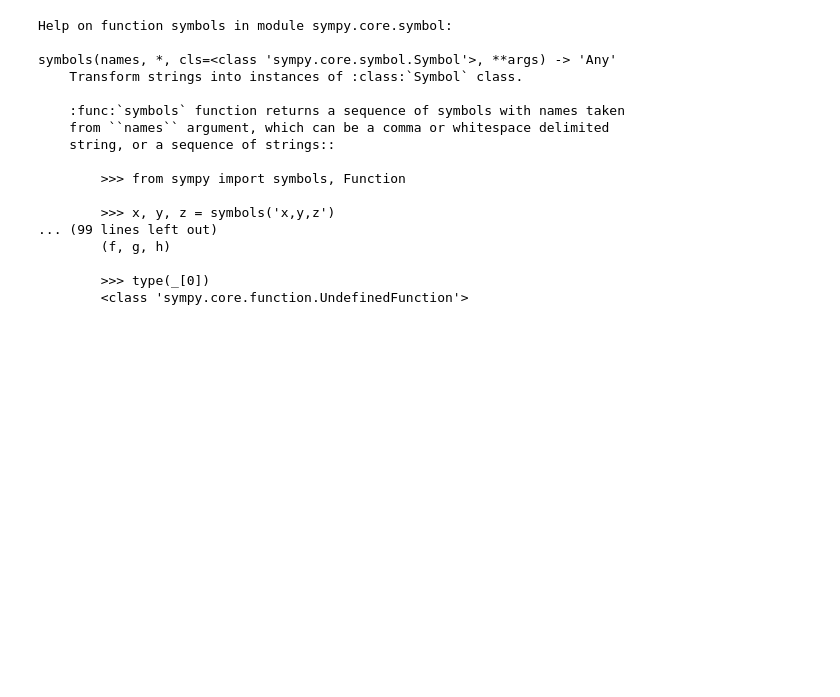
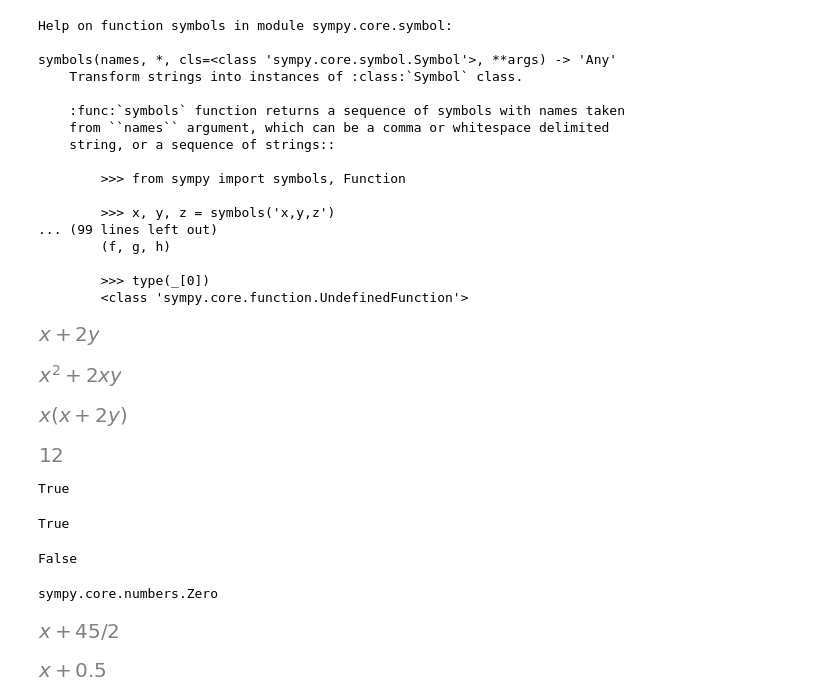
Before and after one commit to Shoyeb45/PythonBasic, a Jupyter notebook: SymPy/1-Intro.ipynb, the cells around one changed output. Drawn from its saved outputs; the diff is of its cells as text; code cells hidden in the pictures; blank space fills up the shorter version.

Commit message:
Learning sympy from documentation

```diff
--- a/SymPy/1-Intro.ipynb
+++ b/SymPy/1-Intro.ipynb
@@ -65,3 +65,10 @@ symbols(names, *, cls=<class 'sympy.core.symbol.Symbol'>, **args) -> 'Any'
 
         >>> type(_[0])
         <class 'sympy.core.function.UndefinedFunction'>
+# %%
+from sympy.abc import y
+expr = x + 2 * y
+# %%
+expr
+# %% [output]
+[figure, added]
@@ -67,0 +77,12 @@ symbols(names, *, cls=<class 'sympy.core.symbol.Symbol'>, **args) -> 'Any'
+# %%
+expanded_expr
+# %% [output]
+[figure, added]
+# %%
+factor(expanded_expr)
+# %% [output]
+[figure, added]
+# %%
+expanded_expr.subs({ x: 2, y: 2})
+# %% [output]
+[figure, added]
@@ -67,0 +92,26 @@ symbols(names, *, cls=<class 'sympy.core.symbol.Symbol'>, **args) -> 'Any'
+# %%
+simplify(a - b) == 0 # for checking if two expressions are equal
+# %% [output]
+True
+# %%
+a.equals(b) # evaluates at random point and then check the value
+# %% [output]
+True
+# %%
+expr1 = 2 * x + 3
+expr2 = 6 * x + 3
+expr1.equals(expr2)
+# %% [output]
+False
+# %%
+type(simplify(a - b))
+# %% [output]
+sympy.core.numbers.Zero
+# %%
+x + Rational(15, Rational(2, 3))
+# %% [output]
+[figure, added]
+# %%
+x + 1 / 2  # standard python operation
+# %% [output]
+[figure, added]
```
Also changed, not shown: parts of 2 cells of this notebook, 3 other files.
